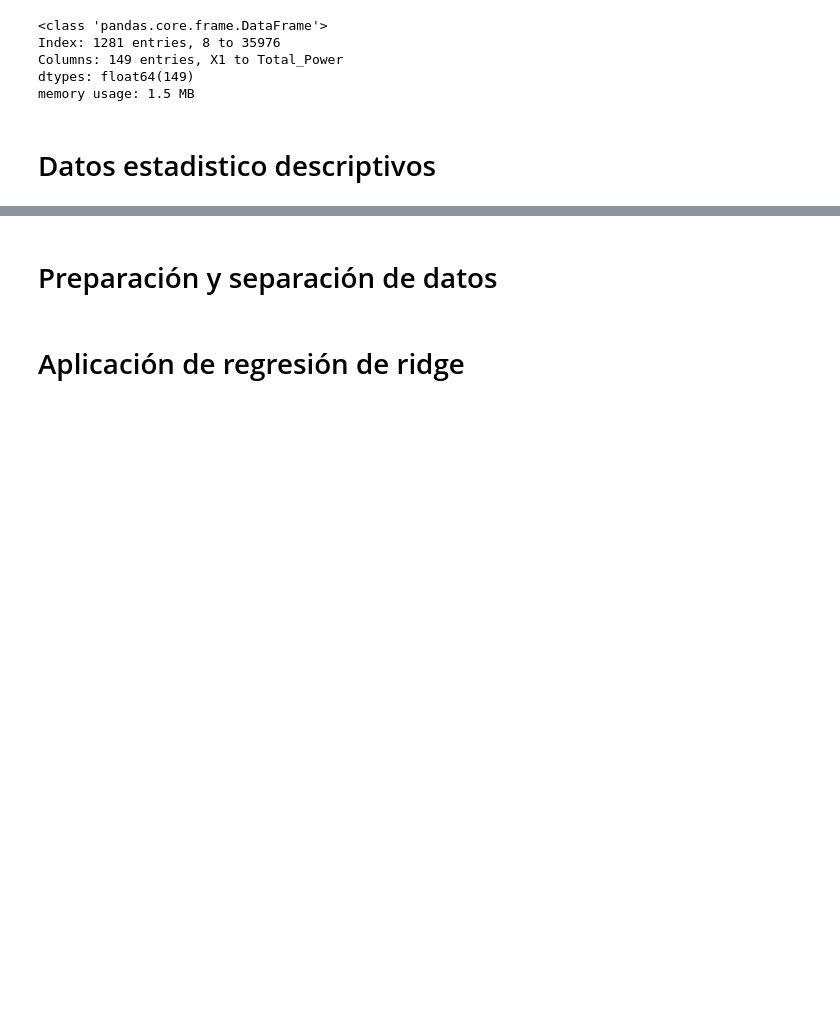
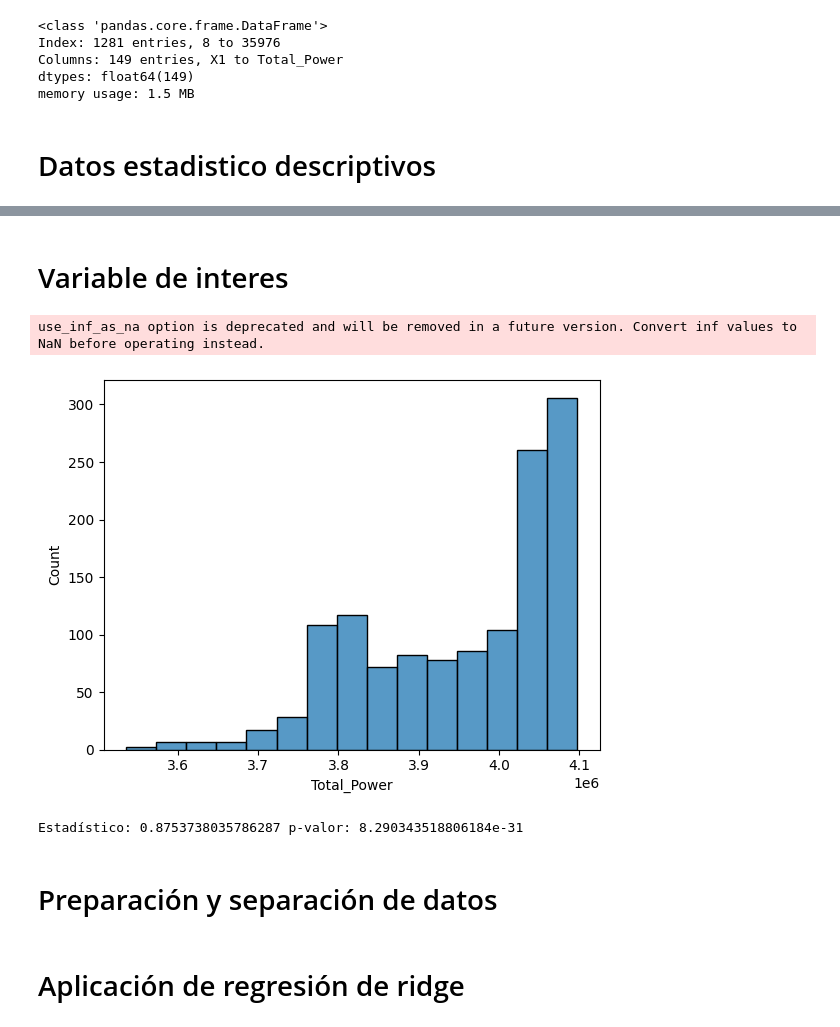
Before and after one commit to DMoyaR/Proyecto-inferencia, a Jupyter notebook: proyecto-inferencia.ipynb, the cells around one changed output, grey strips where cells are left out. Cells and saved outputs as stored; diff of their text form; code cells hidden in the pictures; blank space fills up the shorter version.

Commit message:
Kaggle Notebook | Proyecto Inferencia | Version 6

```diff
--- a/proyecto-inferencia.ipynb
+++ b/proyecto-inferencia.ipynb
@@ -108,3 +140,16 @@ df_cleaned.describe() #Se muestran los datos estadistico descriptivos
+# %% [markdown]
+# Variable de interes
+# %%
+sns.histplot(df_cleaned['Total_Power'])
+plt.show()
+# %% [output]
+use_inf_as_na option is deprecated and will be removed in a future version. Convert inf values to NaN before operating instead.
+[figure, added]
+# %%
+stat, p = shapiro(df_cleaned['Total_Power'])
+print("Estadístico:", stat, "p-valor:", p)
+# %% [output]
+Estadístico: 0.8753738035786287 p-valor: 8.290343518806184e-31
 # %% [markdown]
 # Preparación y separación de datos
 # %%
```
Also changed, not shown: parts of 19 cells of this notebook.
